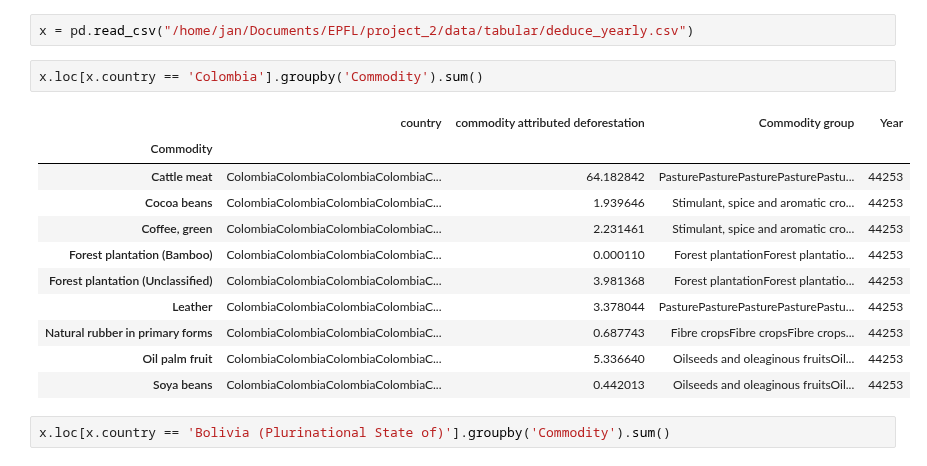
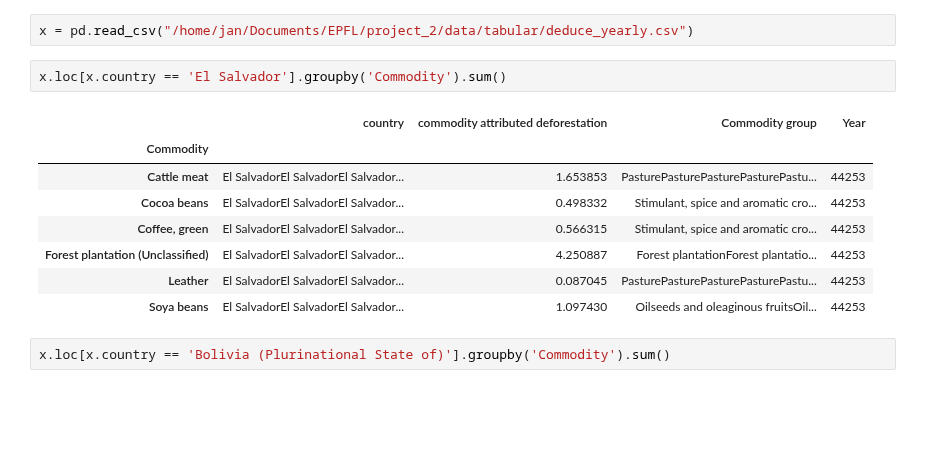
Before and after one commit to janpisl/location-encoding, a Jupyter notebook: notebooks/wandb_eval-refactor.ipynb, the cells around one changed output. Saved outputs shown, nothing was run; the diff lists cells and outputs as text; blank space fills up the shorter version.

```diff
--- a/notebooks/wandb_eval-refactor.ipynb
+++ b/notebooks/wandb_eval-refactor.ipynb
@@ -333,19 +414,16 @@ plt.show()
 # %%
 x = pd.read_csv("/home/jan/Documents/EPFL/project_2/data/tabular/deduce_yearly.csv")
 # %%
-x.loc[x.country == 'Colombia'].groupby('Commodity').sum()
+x.loc[x.country == 'El Salvador'].groupby('Commodity').sum()
 # %% [output]
 |  | country | commodity attributed deforestation | Commodity group | Year |
 | Commodity |  |  |  |  |
-| Cattle meat | ColombiaColombiaColombiaColombiaC... | 64.182842 | PasturePasturePasturePasturePastu... | 44253 |
-| Cocoa beans | ColombiaColombiaColombiaColombiaC... | 1.939646 | Stimulant, spice and aromatic cro... | 44253 |
-| Coffee, green | ColombiaColombiaColombiaColombiaC... | 2.231461 | Stimulant, spice and aromatic cro... | 44253 |
-| Forest plantation (Bamboo) | ColombiaColombiaColombiaColombiaC... | 0.000110 | Forest plantationForest plantatio... | 44253 |
-| Forest plantation (Unclassified) | ColombiaColombiaColombiaColombiaC... | 3.981368 | Forest plantationForest plantatio... | 44253 |
-| Leather | ColombiaColombiaColombiaColombiaC... | 3.378044 | PasturePasturePasturePasturePastu... | 44253 |
-| Natural rubber in primary forms | ColombiaColombiaColombiaColombiaC... | 0.687743 | Fibre cropsFibre cropsFibre crops... | 44253 |
-| Oil palm fruit | ColombiaColombiaColombiaColombiaC... | 5.336640 | Oilseeds and oleaginous fruitsOil... | 44253 |
-| Soya beans | ColombiaColombiaColombiaColombiaC... | 0.442013 | Oilseeds and oleaginous fruitsOil... | 44253 |
+| Cattle meat | El SalvadorEl SalvadorEl Salvador... | 1.653853 | PasturePasturePasturePasturePastu... | 44253 |
+| Cocoa beans | El SalvadorEl SalvadorEl Salvador... | 0.498332 | Stimulant, spice and aromatic cro... | 44253 |
+| Coffee, green | El SalvadorEl SalvadorEl Salvador... | 0.566315 | Stimulant, spice and aromatic cro... | 44253 |
+| Forest plantation (Unclassified) | El SalvadorEl SalvadorEl Salvador... | 4.250887 | Forest plantationForest plantatio... | 44253 |
+| Leather | El SalvadorEl SalvadorEl Salvador... | 0.087045 | PasturePasturePasturePasturePastu... | 44253 |
+| Soya beans | El SalvadorEl SalvadorEl Salvador... | 1.097430 | Oilseeds and oleaginous fruitsOil... | 44253 |
 # %%
 x.loc[x.country == 'Bolivia (Plurinational State of)'].groupby('Commodity').sum()
 # %% [output]
```
Also changed, not shown: parts of 34 cells of this notebook, 5 other files.
